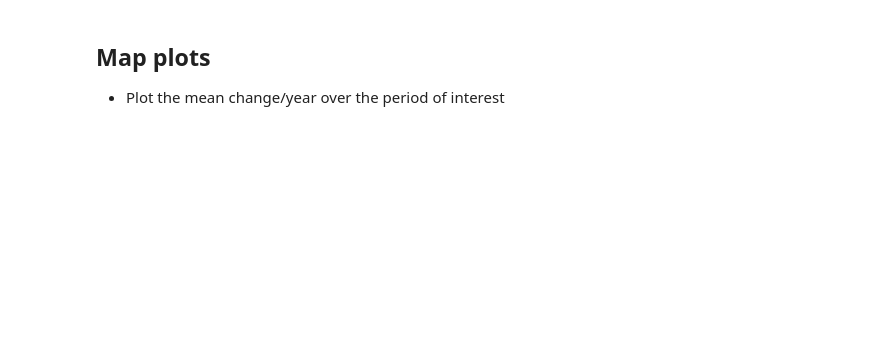
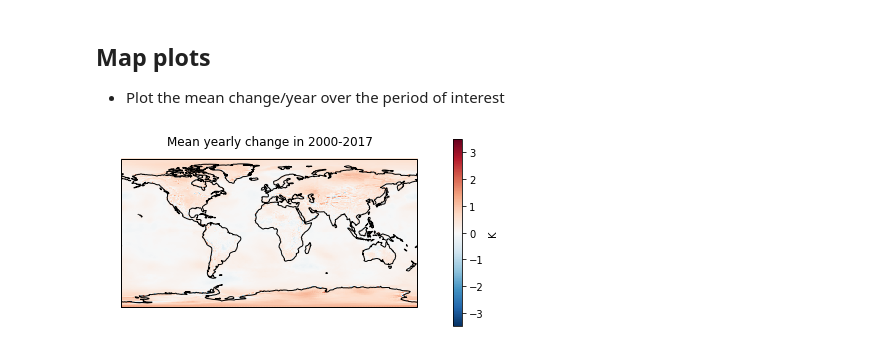
Before and after one commit to mangecoeur/health-climate-exposure, a Jupyter notebook: 1.1 Temperature change exposure ERA.ipynb, the cells around one changed output. Saved outputs shown, nothing was run; the diff lists cells and outputs as text; code cells hidden in the pictures; blank space fills up the shorter version.

```diff
--- a/1.1 Temperature change exposure ERA.ipynb
+++ b/1.1 Temperature change exposure ERA.ipynb
@@ -310,13 +308,15 @@ output.to_excel(str(DATA_SRC / 'lancet' / 'temperature_change.xlsx'), sheet_name
 # %%
 year_anom_delta = summer_anom.mean(dim='year')
 
 f = plt.figure(figsize=(6,3))
 
 ax = plt.axes(projection=ccrs.PlateCarree())
 year_anom_delta.plot.pcolormesh(ax=ax,
                           transform=ccrs.PlateCarree(),
                           cbar_kwargs=dict(label='K'))
 ax.coastlines()
-ax.set_title('Mean yearly change in 2000-2016')
+ax.set_title('Mean yearly change in 2000-2017')
 plt.tight_layout()
-f.savefig('temperature_change_delta_2000-2016.png')
+f.savefig(str(RESULTS_FOLDER / 'temperature_change_delta_map_2000-2016.png'))
+# %% [output]
+[figure, added]
```
Also changed, not shown: parts of 15 cells of this notebook, 6 other files.
